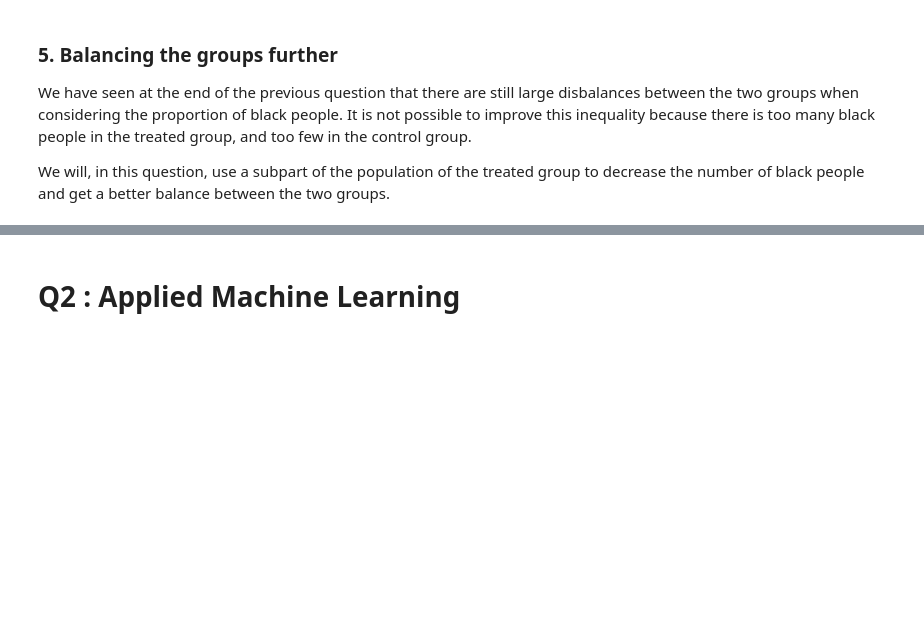
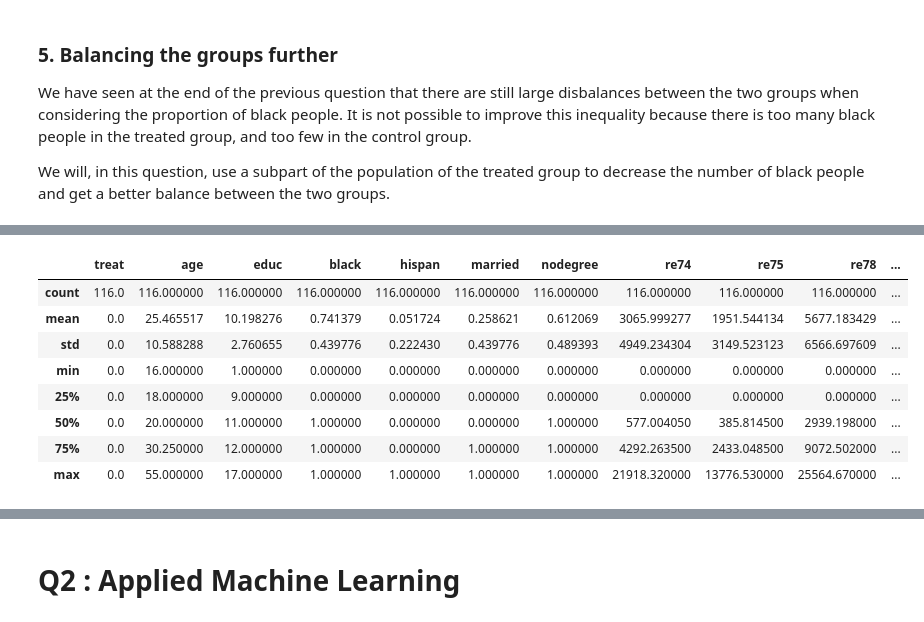
Before and after one commit to Coac/epfl-ada, a Jupyter notebook: 04 - Applied ML/Homework 4.ipynb, the cells around one changed output, grey strips where cells are left out. Saved outputs shown, nothing was run; the diff lists cells and outputs as text; code cells hidden in the pictures; blank space fills up the shorter version.

```diff
--- a/04 - Applied ML/Homework 4.ipynb
+++ b/04 - Applied ML/Homework 4.ipynb
@@ -392,0 +474,12 @@ We will, in this question, use a subpart of the population of the treated group
+# %%
+control_df.describe()
+# %% [output]
+|  | treat | age | educ | black | hispan | married | nodegree | re74 | re75 | re78 | ... |
+| count | 116.0 | 116.000000 | 116.000000 | 116.000000 | 116.000000 | 116.000000 | 116.000000 | 116.000000 | 116.000000 | 116.000000 | ... |
+| mean | 0.0 | 25.465517 | 10.198276 | 0.741379 | 0.051724 | 0.258621 | 0.612069 | 3065.999277 | 1951.544134 | 5677.183429 | ... |
+| std | 0.0 | 10.588288 | 2.760655 | 0.439776 | 0.222430 | 0.439776 | 0.489393 | 4949.234304 | 3149.523123 | 6566.697609 | ... |
+| min | 0.0 | 16.000000 | 1.000000 | 0.000000 | 0.000000 | 0.000000 | 0.000000 | 0.000000 | 0.000000 | 0.000000 | ... |
+| 25% | 0.0 | 18.000000 | 9.000000 | 0.000000 | 0.000000 | 0.000000 | 0.000000 | 0.000000 | 0.000000 | 0.000000 | ... |
+| 50% | 0.0 | 20.000000 | 11.000000 | 1.000000 | 0.000000 | 0.000000 | 1.000000 | 577.004050 | 385.814500 | 2939.198000 | ... |
+| 75% | 0.0 | 30.250000 | 12.000000 | 1.000000 | 0.000000 | 1.000000 | 1.000000 | 4292.263500 | 2433.048500 | 9072.502000 | ... |
+| max | 0.0 | 55.000000 | 17.000000 | 1.000000 | 1.000000 | 1.000000 | 1.000000 | 21918.320000 | 13776.530000 | 25564.670000 | ... |
```
Also changed, not shown: parts of 14 cells of this notebook.
